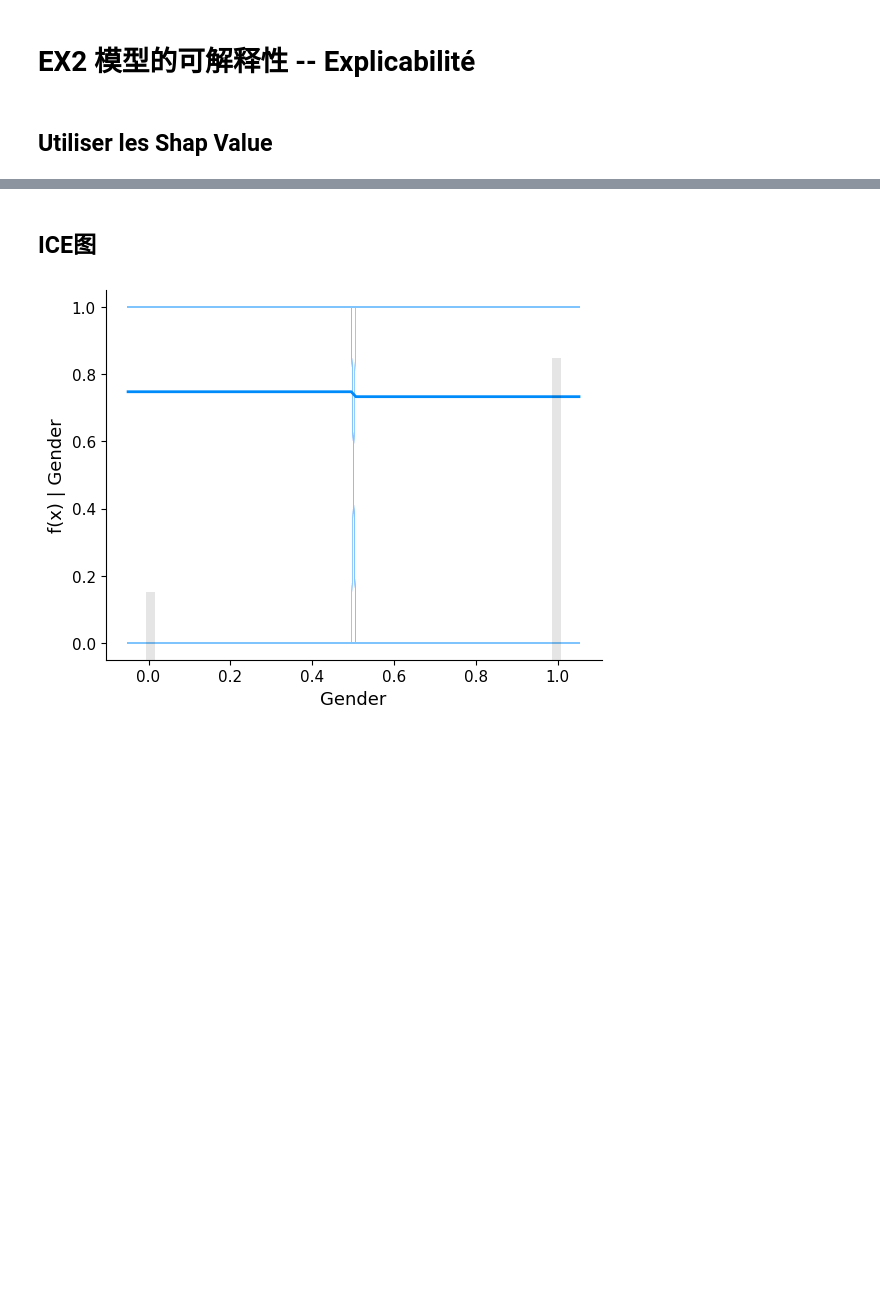
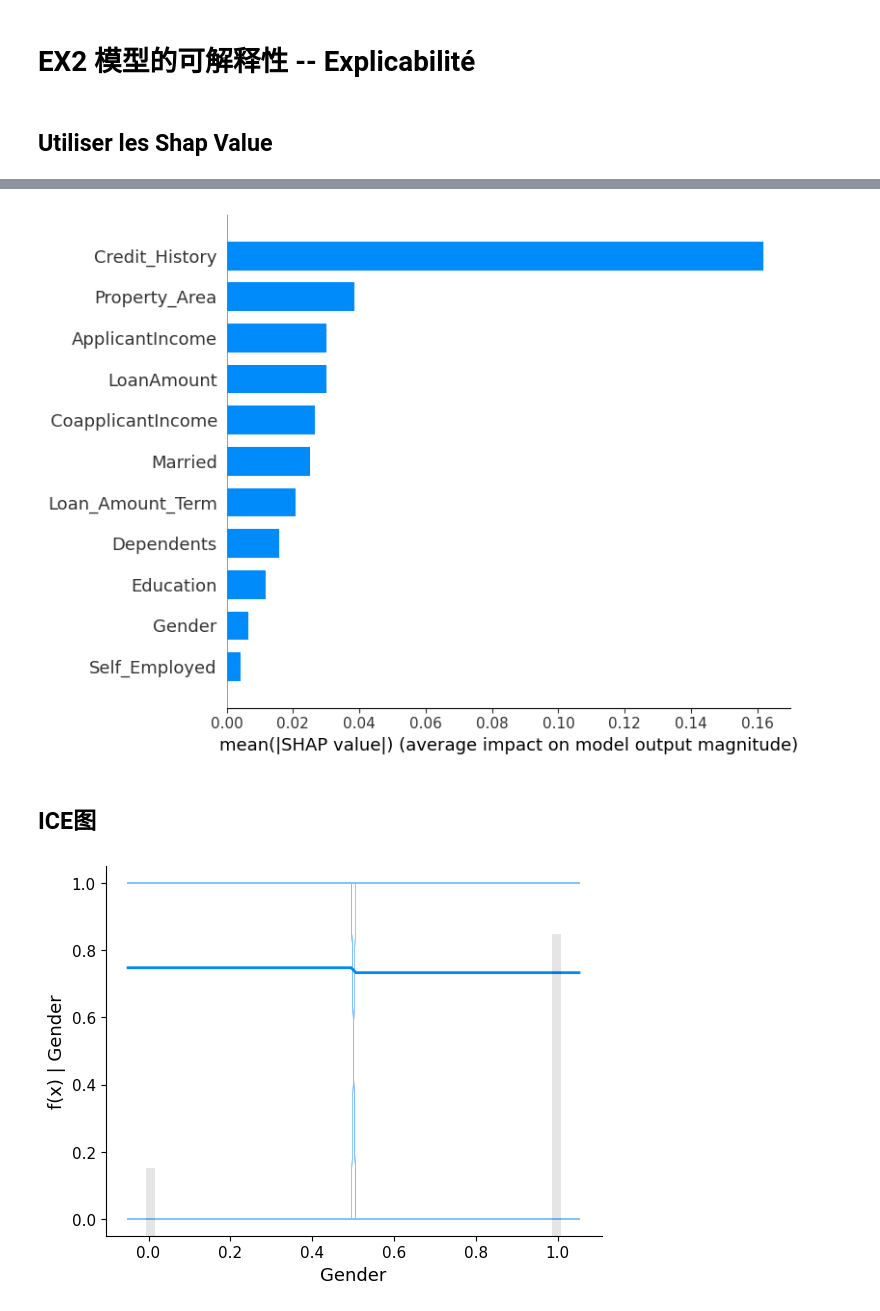
Before and after one commit to urnotirisfeng/Visualisation-de-donn-es, a Jupyter notebook: Visualisation2.ipynb, the cells around one changed output, grey strips where cells are left out. Saved outputs shown, nothing was run; the diff lists cells and outputs as text; code cells hidden in the pictures; blank space fills up the shorter version.

```diff
--- a/Visualisation2.ipynb
+++ b/Visualisation2.ipynb
@@ -320,3 +443,17 @@ shap.plots.beeswarm(shap_values[:, :, 1]) #提取了**类别 1（贷款批准为
+# %%
+import shap
+
+# On crée un explainer SHAP basé sur un arbre (Random Forest)
+explainer = shap.TreeExplainer(rf_full)
+
+# On calcule les valeurs SHAP sur l’ensemble de test
+shap_values = explainer.shap_values(test_X)
+
+# Affichage du summary plot pour la classe positive (ex: 'Y')
+# plot_type="bar" 指定画的是特征重要性条形图
+shap.summary_plot(shap_values[:, :, 1], test_X, plot_type="bar")
+# %% [output]
+[figure, added]
 # %% [markdown]
 ## **ICE图**
 # %%
```
Also changed, not shown: parts of 33 cells of this notebook.
